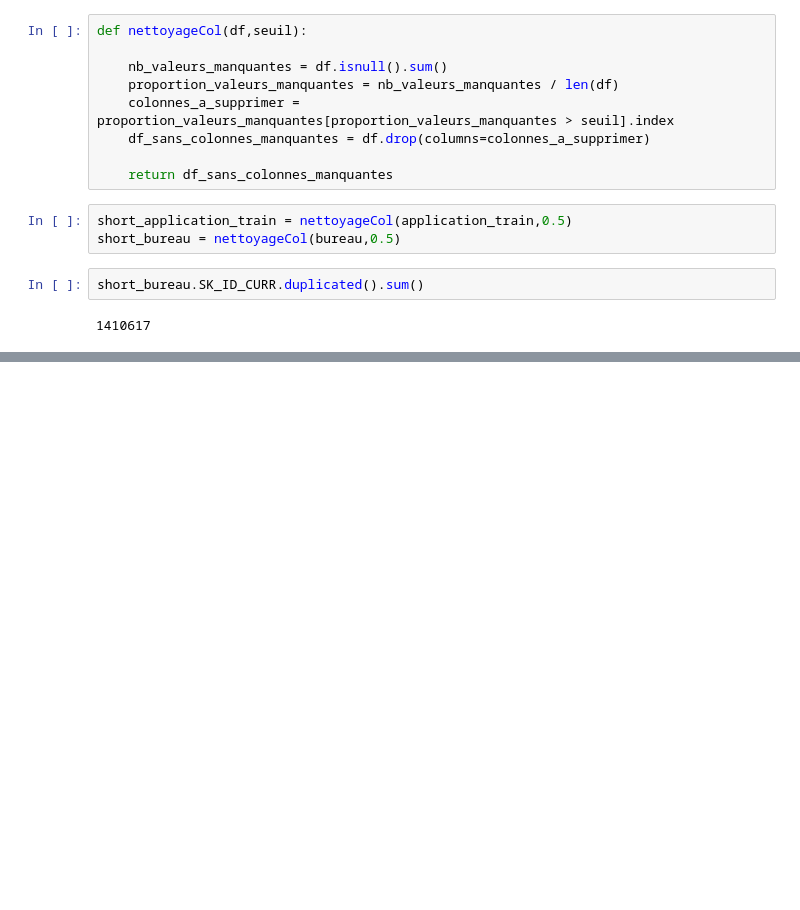
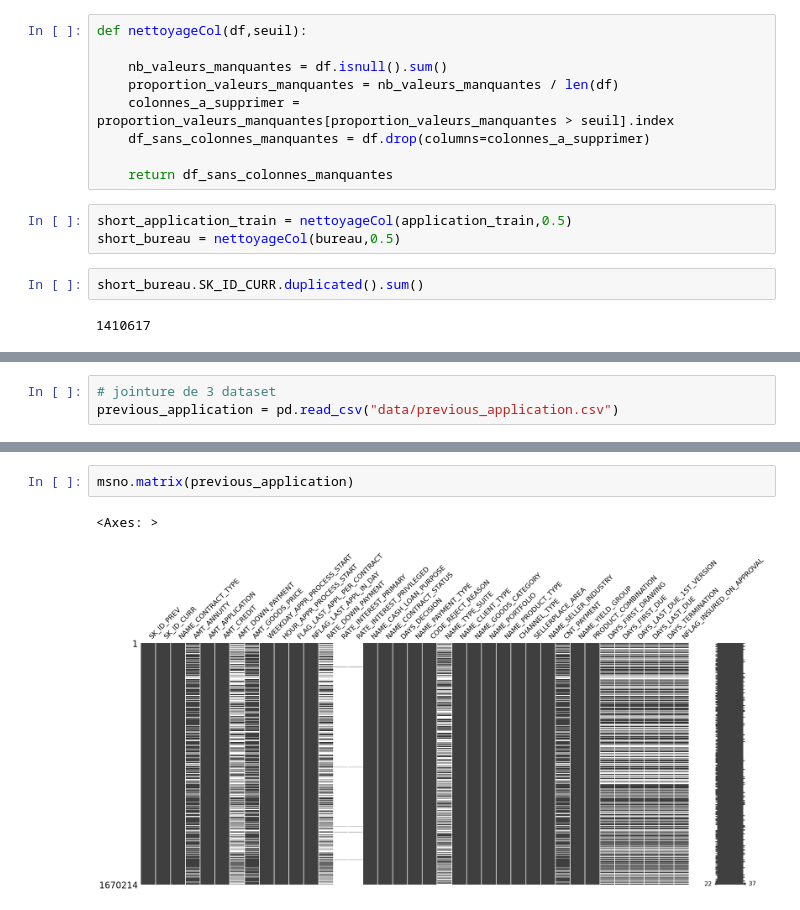
Before and after one commit to ASAKHRI/projetE1, a Jupyter notebook: import.ipynb, the cells around one changed output, grey strips where cells are left out. Saved outputs shown, nothing was run; the diff lists cells and outputs as text; blank space fills up the shorter version.

```diff
--- a/import.ipynb
+++ b/import.ipynb
@@ -101,0 +100,3 @@ short_bureau.SK_ID_CURR.duplicated().sum()
+# %%
+# jointure de 3 dataset
+previous_application = pd.read_csv("data/previous_application.csv")
@@ -101,0 +117,5 @@ short_bureau.SK_ID_CURR.duplicated().sum()
+# %%
+msno.matrix(previous_application)
+# %% [output]
+<Axes: >
+[figure, added]
```
Also changed, not shown: parts of 5 cells of this notebook, 1 other file.
